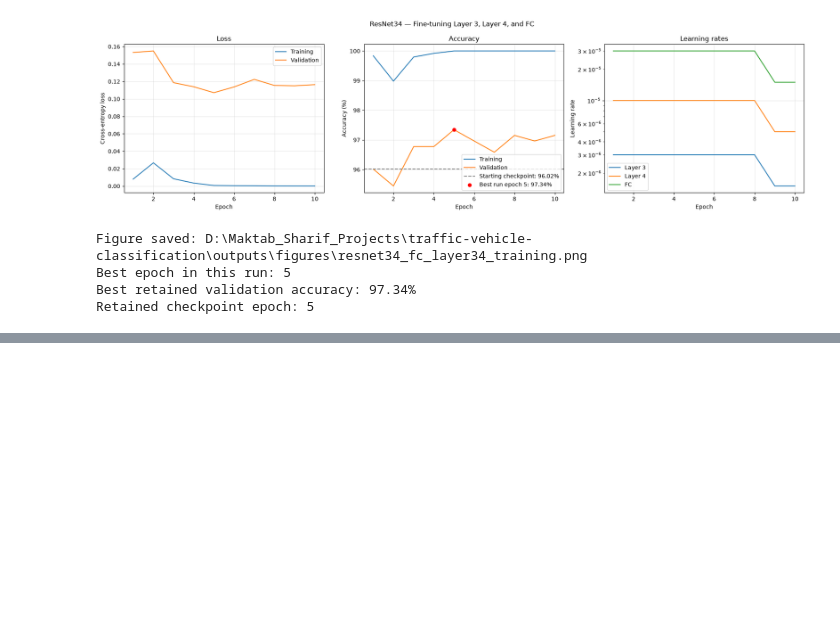
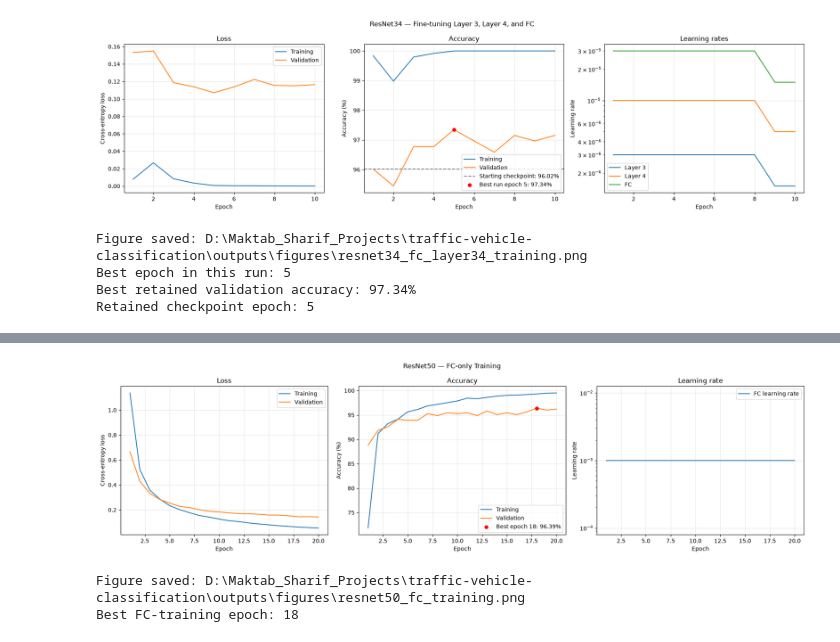
Before and after one commit to Amirsepehr1996/vehicle_classification, a Jupyter notebook: src/model_training.ipynb, the cells around one changed output, grey strips where cells are left out. Cells and saved outputs as stored; diff of their text form; code cells hidden in the pictures; blank space fills up the shorter version.

Commit message:
Fine-tune ResNet50 FC layer with differential learning rates, fixed BatchNorm statistics, checkpoint retention, history tracking, and training visualization - best validation accuracy is: 96.39

```diff
--- a/src/model_training.ipynb
+++ b/src/model_training.ipynb
@@ -2056,0 +2277,66 @@ Retained checkpoint epoch: 5
+# %%
+history = pd.read_csv(
+    PROJECT_ROOT / "outputs" / "resnet50_fc_history.csv"
+)
+
+best = history.sort_values(
+    ["val_accuracy", "val_loss"],
+    ascending=[False, True]
+).iloc[0]
+
+fig, axes = plt.subplots(1, 3, figsize=(18, 5))
+
+# Loss
+axes[0].plot(history["epoch"], history["train_loss"], label="Training")
+axes[0].plot(history["epoch"], history["val_loss"], label="Validation")
+axes[0].set_title("Loss")
+axes[0].set_ylabel("Cross-entropy loss")
+
+# Accuracy
+axes[1].plot(
+    history["epoch"], history["train_accuracy"] * 100,
+    label="Training"
+)
+axes[1].plot(
+    history["epoch"], history["val_accuracy"] * 100,
+    label="Validation"
+)
+axes[1].scatter(
+    best["epoch"], best["val_accuracy"] * 100,
+    color="red", zorder=5,
+    label=f"Best epoch {int(best['epoch'])}: "
+          f"{best['val_accuracy'] * 100:.2f}%"
+)
+axes[1].set_title("Accuracy")
+axes[1].set_ylabel("Accuracy (%)")
+
+# Learning rate
+axes[2].plot(
+    history["epoch"], history["learning_rate"],
+    label="FC learning rate"
+)
+axes[2].set_title("Learning rate")
+axes[2].set_ylabel("Learning rate")
+axes[2].set_yscale("log")
+
+for ax in axes:
+    ax.set_xlabel("Epoch")
+    ax.grid(alpha=0.3)
+    ax.legend()
+
+fig.suptitle("ResNet50 — FC-only Training")
+fig.tight_layout()
+
+figure_dir = PROJECT_ROOT / "outputs" / "figures"
+figure_dir.mkdir(parents=True, exist_ok=True)
+figure_path = figure_dir / "resnet50_fc_training.png"
+
+fig.savefig(figure_path, dpi=200, bbox_inches="tight")
+plt.show()
+
+print("Figure saved:", figure_path)
+print("Best FC-training epoch:", int(best["epoch"]))
+# %% [output]
+[figure, added]
+Figure saved: D:\Maktab_Sharif_Projects\traffic-vehicle-classification\outputs\figures\resnet50_fc_training.png
+Best FC-training epoch: 18
```
Also changed, not shown: parts of 7 cells of this notebook.
